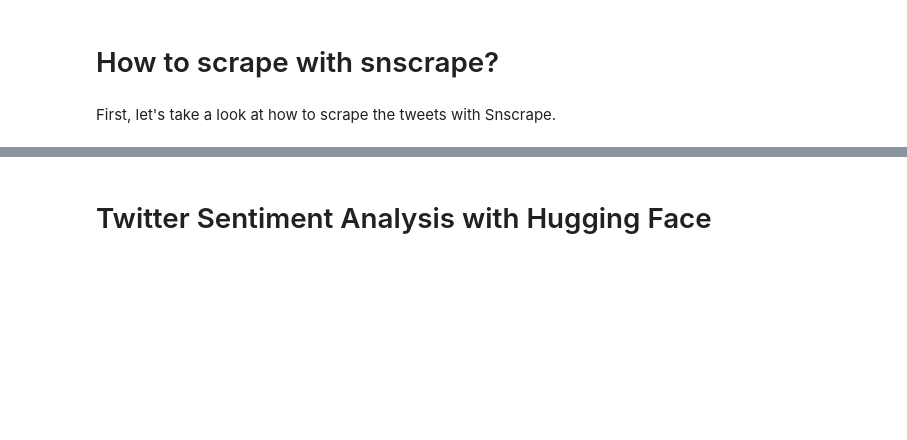
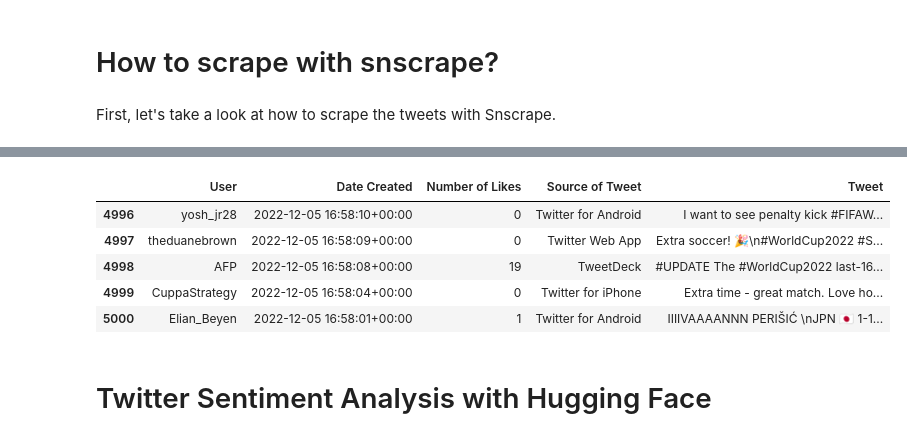
Before and after one commit to TirendazAcademy/Hugging-Face-Tutorials, a Jupyter notebook: Twitter Sentiment Analysis.ipynb, the cells around one changed output, grey strips where cells are left out. Saved outputs shown, nothing was run; the diff lists cells and outputs as text; code cells hidden in the pictures; blank space fills up the shorter version.

```diff
--- a/Twitter Sentiment Analysis.ipynb
+++ b/Twitter Sentiment Analysis.ipynb
@@ -60,3 +60,12 @@ tweets_df.head()
+# %%
+tweets_df.tail()
+# %% [output]
+|  | User | Date Created | Number of Likes | Source of Tweet | Tweet |
+| 4996 | yosh_jr28 | 2022-12-05 16:58:10+00:00 | 0 | Twitter for Android | I want to see penalty kick #FIFAW... |
+| 4997 | theduanebrown | 2022-12-05 16:58:09+00:00 | 0 | Twitter Web App | Extra soccer! 🎉\n#WorldCup2022 #S... |
+| 4998 | AFP | 2022-12-05 16:58:08+00:00 | 19 | TweetDeck | #UPDATE The #WorldCup2022 last-16... |
+| 4999 | CuppaStrategy | 2022-12-05 16:58:04+00:00 | 0 | Twitter for iPhone | Extra time - great match. Love ho... |
+| 5000 | Elian_Beyen | 2022-12-05 16:58:01+00:00 | 1 | Twitter for Android | IIIIVAAAANNN PERIŠIĆ \nJPN 🇯🇵 1-1... |
 # %% [markdown]
 # Twitter Sentiment Analysis with Hugging Face
 # %% [markdown]
```
Also changed, not shown: parts of 9 cells of this notebook.
